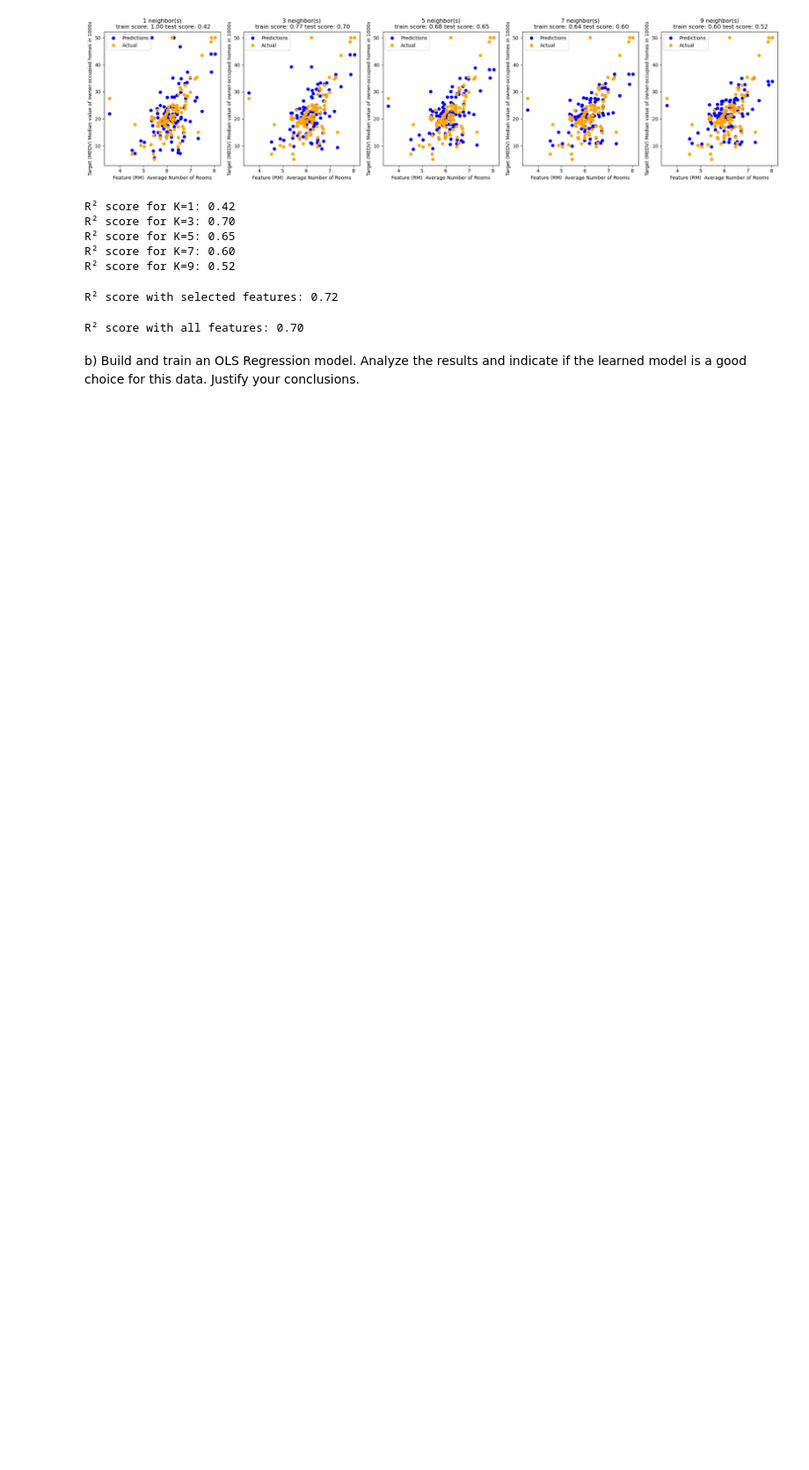
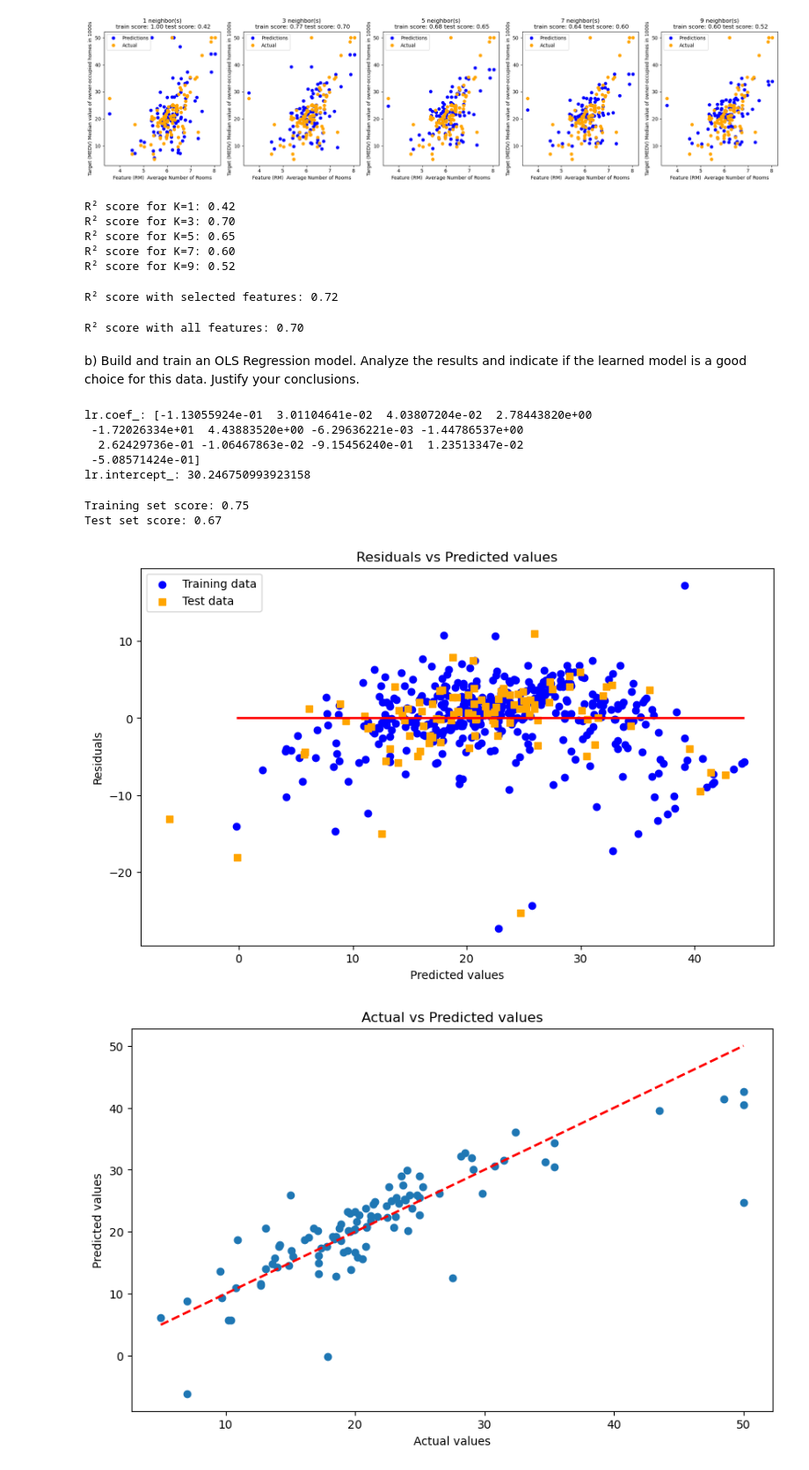
Before and after one commit to mencinas93/KNN-Regression-OLS-Regression-Ridge-Regression-and-LASSO-Regression-Models, a Jupyter notebook: HMW1_Encinas_Michael_ML.ipynb, the cells around one changed output. Shown at 88% size. Drawn from its saved outputs; the diff is of its cells as text; code cells hidden in the pictures; blank space fills up the shorter version.

```diff
--- a/HMW1_Encinas_Michael_ML.ipynb
+++ b/HMW1_Encinas_Michael_ML.ipynb
@@ -164,0 +167,40 @@ b)	Build and train an OLS Regression model. Analyze the results and indicate if
+# %%
+lr = LinearRegression().fit(X_train, y_train)
+# %%
+print("lr.coef_: {}".format(lr.coef_))
+print("lr.intercept_: {}".format(lr.intercept_))
+# %% [output]
+lr.coef_: [-1.13055924e-01  3.01104641e-02  4.03807204e-02  2.78443820e+00
+ -1.72026334e+01  4.43883520e+00 -6.29636221e-03 -1.44786537e+00
+  2.62429736e-01 -1.06467863e-02 -9.15456240e-01  1.23513347e-02
+ -5.08571424e-01]
+lr.intercept_: 30.246750993923158
+# %%
+print("Training set score: {:.2f}".format(lr.score(X_train, y_train)))
+print("Test set score: {:.2f}".format(lr.score(X_test, y_test)))
+# %% [output]
+Training set score: 0.75
+Test set score: 0.67
+# %%
+
+plt.figure(figsize=(10, 6))
+y_train_pred = lr.predict(X_train)
+plt.scatter(y_train_pred, y_train_pred - y_train, c='blue', marker='o', label='Training data')
+plt.scatter(lr.predict(X_test), lr.predict(X_test) - y_test, c='orange', marker='s', label='Test data')
+plt.xlabel('Predicted values')
+plt.ylabel('Residuals')
+plt.title('Residuals vs Predicted values')
+plt.legend(loc='upper left')
+plt.hlines(y=0, xmin=min(y_train_pred), xmax=max(y_train_pred), color='red', lw=2)
+plt.show()
+
+plt.figure(figsize=(10, 6))
+plt.scatter(y_test, lr.predict(X_test))
+plt.plot([min(y_test), max(y_test)], [min(y_test), max(y_test)], '--r', linewidth=2)
+plt.xlabel('Actual values')
+plt.ylabel('Predicted values')
+plt.title('Actual vs Predicted values')
+plt.show()
+# %% [output]
+[figure, added]
+[figure, added]
```
Also changed, not shown: parts of 4 cells of this notebook.
